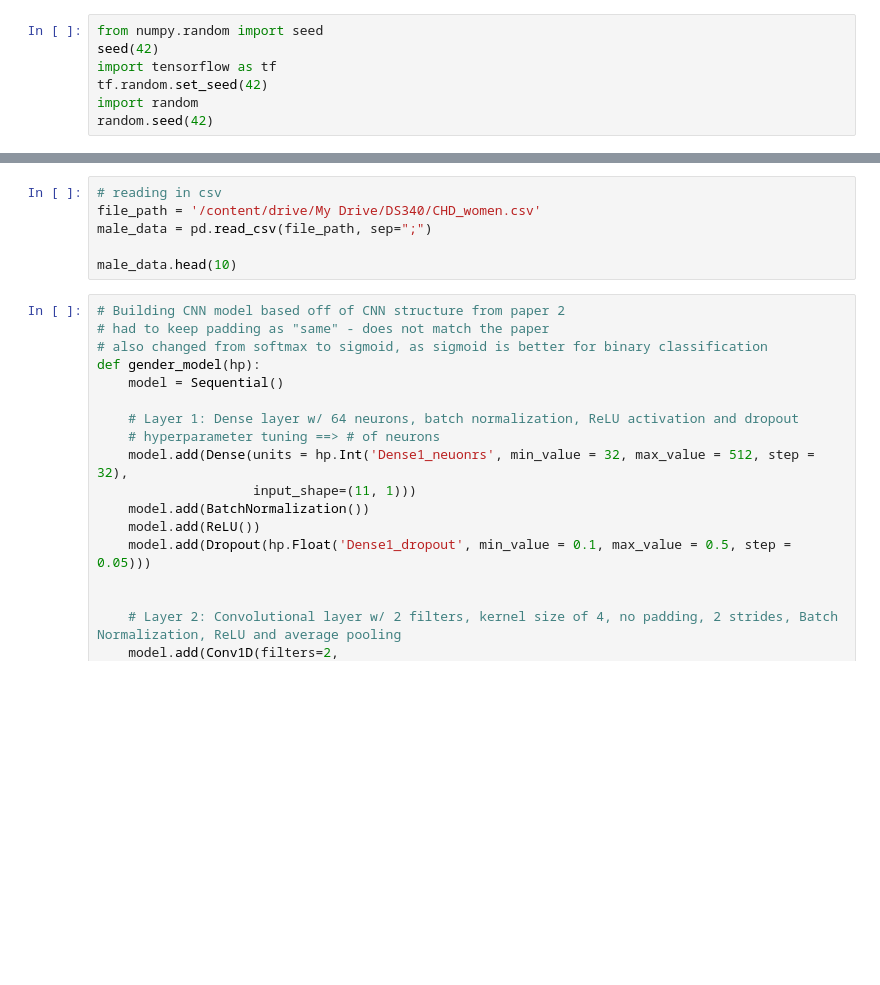
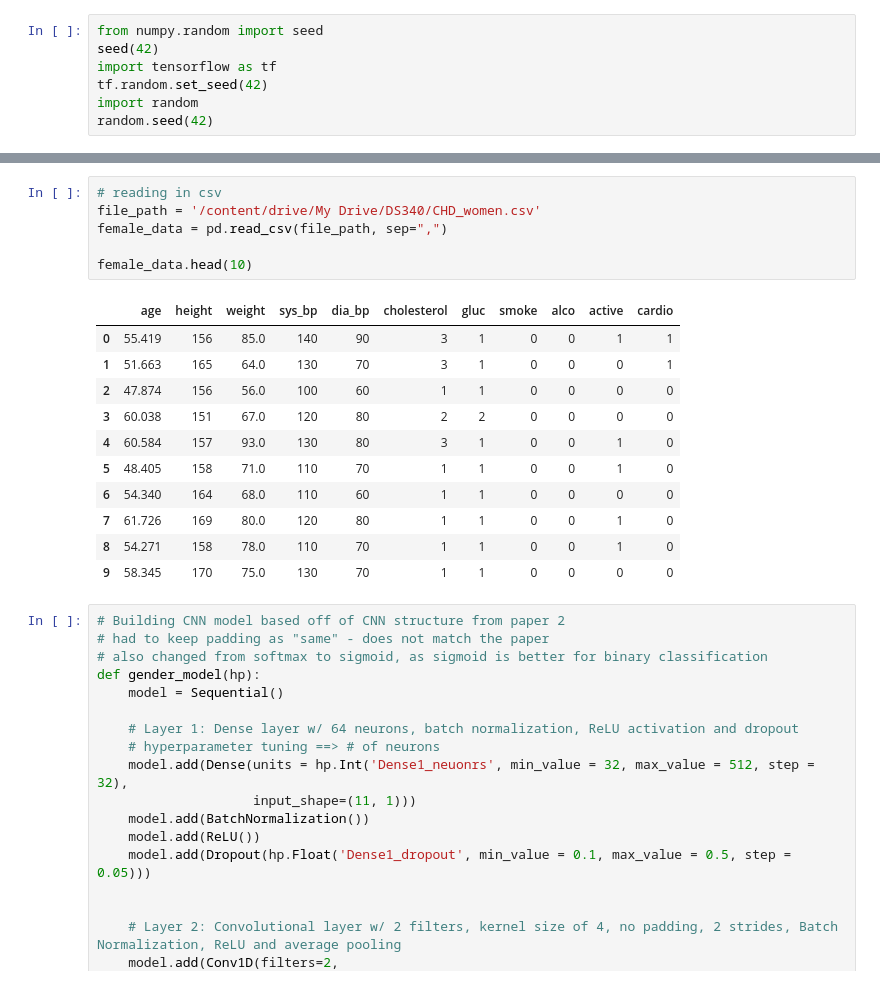
Before and after one commit to bradymiller2310/DS340_Project, a Jupyter notebook: CNN_bagging_females.ipynb, the cells around one changed output, grey strips where cells are left out. Drawn from its saved outputs; the diff is of its cells as text; blank space fills up the shorter version.

```diff
--- a/CNN_bagging_females.ipynb
+++ b/CNN_bagging_females.ipynb
@@ -18,9 +32,21 @@ drive.mount('/content/drive')
 # %%
 # reading in csv
 file_path = '/content/drive/My Drive/DS340/CHD_women.csv'
-male_data = pd.read_csv(file_path, sep=";")
+female_data = pd.read_csv(file_path, sep=",")
 
-male_data.head(10)
+female_data.head(10)
+# %% [output]
+|  | age | height | weight | sys_bp | dia_bp | cholesterol | gluc | smoke | alco | active | cardio |
+| 0 | 55.419 | 156 | 85.0 | 140 | 90 | 3 | 1 | 0 | 0 | 1 | 1 |
+| 1 | 51.663 | 165 | 64.0 | 130 | 70 | 3 | 1 | 0 | 0 | 0 | 1 |
+| 2 | 47.874 | 156 | 56.0 | 100 | 60 | 1 | 1 | 0 | 0 | 0 | 0 |
+| 3 | 60.038 | 151 | 67.0 | 120 | 80 | 2 | 2 | 0 | 0 | 0 | 0 |
+| 4 | 60.584 | 157 | 93.0 | 130 | 80 | 3 | 1 | 0 | 0 | 1 | 0 |
+| 5 | 48.405 | 158 | 71.0 | 110 | 70 | 1 | 1 | 0 | 0 | 1 | 0 |
+| 6 | 54.340 | 164 | 68.0 | 110 | 60 | 1 | 1 | 0 | 0 | 0 | 0 |
+| 7 | 61.726 | 169 | 80.0 | 120 | 80 | 1 | 1 | 0 | 0 | 1 | 0 |
+| 8 | 54.271 | 158 | 78.0 | 110 | 70 | 1 | 1 | 0 | 0 | 1 | 0 |
+| 9 | 58.345 | 170 | 75.0 | 130 | 70 | 1 | 1 | 0 | 0 | 0 | 0 |
 # %%
 # Building CNN model based off of CNN structure from paper 2
 # had to keep padding as "same" - does not match the paper
```
Also changed, not shown: parts of 15 cells of this notebook.
